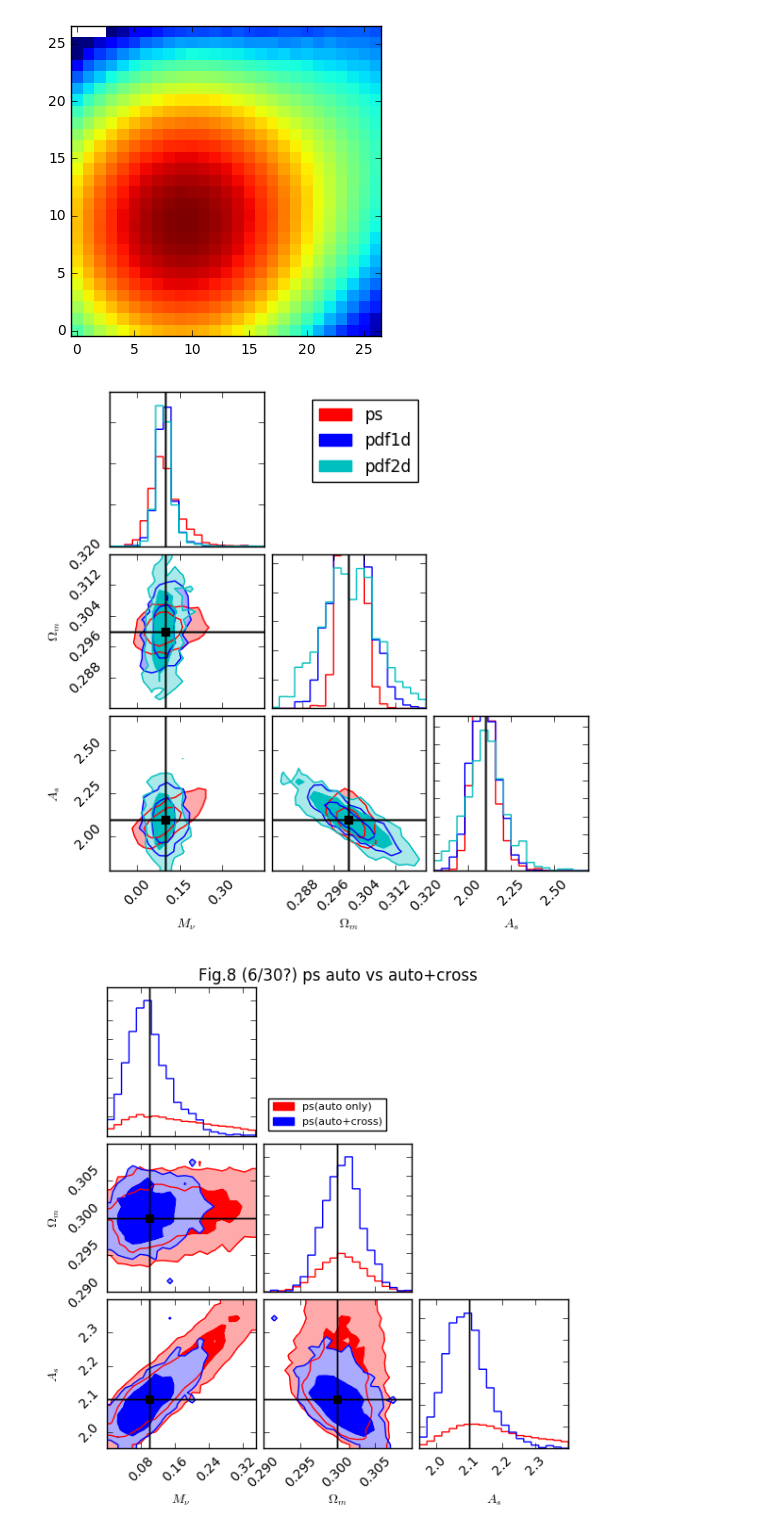
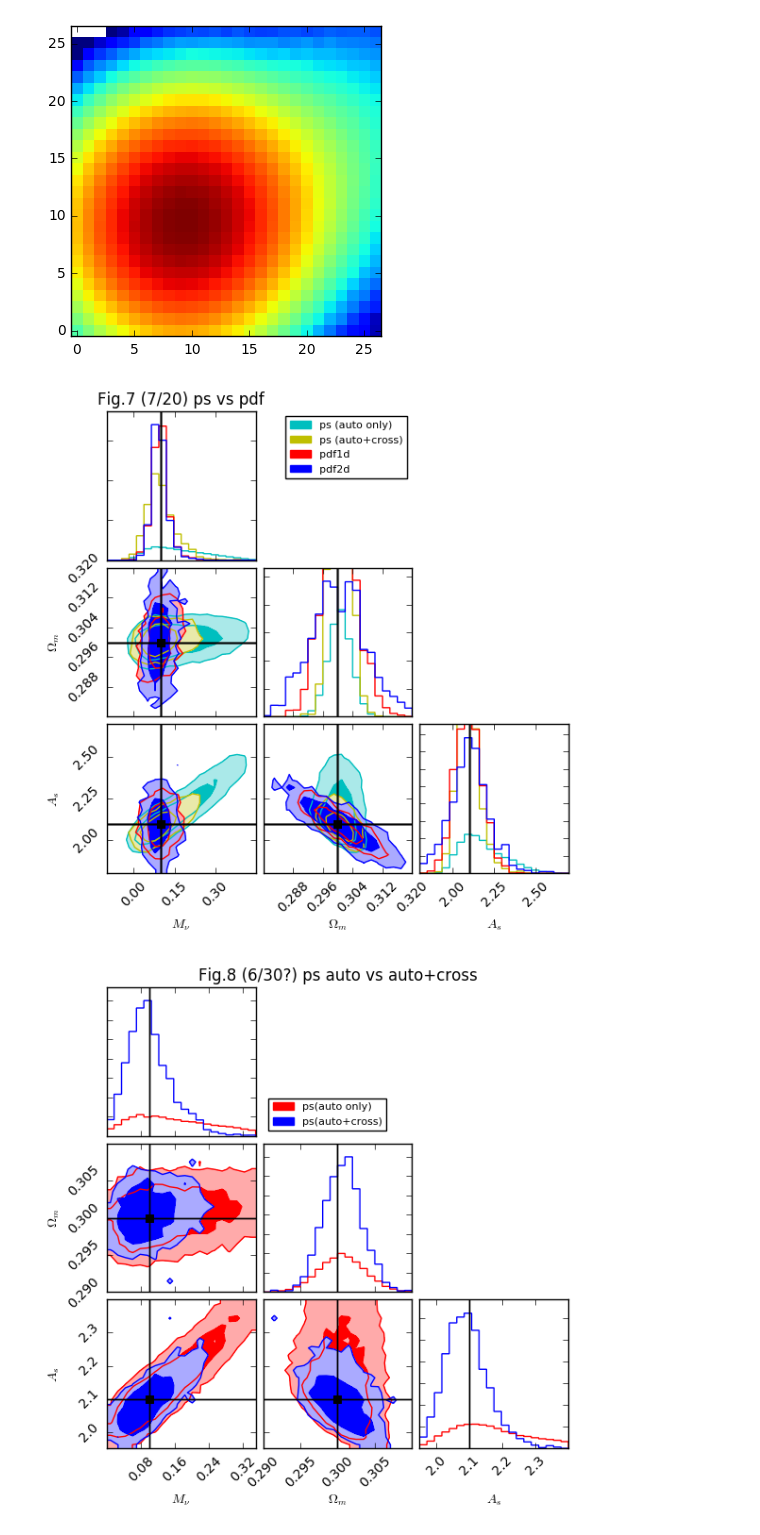
Before and after one commit to liuxx479/PDFs, a Jupyter notebook: likelihood.ipynb, the cells around one changed output. Cells and saved outputs as stored; diff of their text form; code cells hidden in the pictures.

```diff
--- a/likelihood.ipynb
+++ b/likelihood.ipynb
@@ -453,12 +456,3 @@ show()
 pdf2dN_cov.shape
 # %% [output]
 (10000, 3396)
-# %%
-MC1d_arrc = load('likelihood/MC_pdf1d_10kcollapsed2.npy')
-i=0
-f,ax=subplots(3,3,figsize=(6,6))
-for j in range(2):
-    plotmc([MC1d_arr[0], MC1d_arrc][j],f=f,icolor=colors[j])
-ax[0,1].legend(proxy[:-1],('1d','from 2d'))
-plt.tight_layout()
-show()
@@ -489,14 +481,16 @@ show()
 [figure]
 # %%
 MC_Nmin_arr = [load('likelihood/MC_%s_10kNmin0.1cross.npy'%(ips)) for ips in psarr]
+MC_Nmin_arr = [MCps_arr[0]]+MC_Nmin_arr
 i=0
 f,ax=subplots(3,3,figsize=(6,6))
-for j in range(3):
-    plotmc(MC_Nmin_arr[j],f=f,icolor=colors[j])
-ax[0,1].legend(proxy,psarr)
+for j in range(4):
+    plotmc(MC_Nmin_arr[j],f=f,icolor=colors2[j])
+ax[0,1].legend(proxy2,['ps (auto only)','ps (auto+cross)','pdf1d','pdf2d'],fontsize=8)
+ax[0,0].set_title('Fig.7 (7/20) ps vs pdf')
 show()
 # %% [output]
-[figure, old version]
+[figure, new version]
 # %%
 i=0
 f,ax=subplots(3,3,figsize=(6,6))
```
Also changed, not shown: parts of 5 cells of this notebook.
